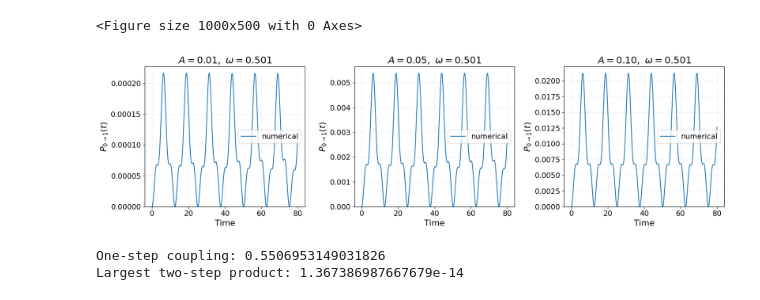
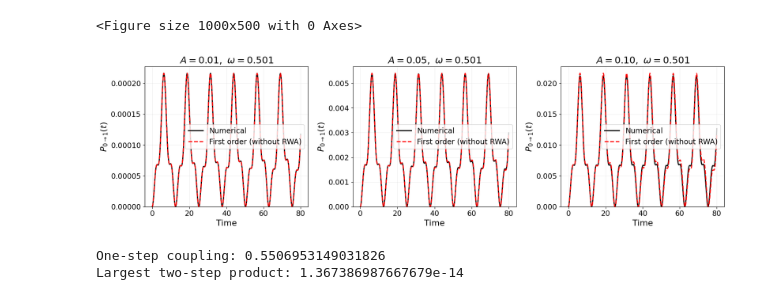
Before and after one commit to TO-PRARAMX/pc4230-project, a Jupyter notebook: example/05_two_photon_process.ipynb, the cells around one changed output. Drawn from its saved outputs; the diff is of its cells as text; code cells hidden in the pictures.

```diff
--- a/example/05_two_photon_process.ipynb
+++ b/example/05_two_photon_process.ipynb
@@ -41,40 +41,41 @@ M10 = np.exp(-0.25) / np.sqrt(2)
 # Time integrals for full first-order theory
 J_minus = np.expm1(1j * (1 - omega) * times) / (1j * (1 - omega))
 J_plus = np.expm1(1j * (1 + omega) * times) / (1j * (1 + omega))
-
 fig, axes = plt.subplots(1, 3, figsize=(17, 5))
 
 for ax, A in zip(axes, A_values):
     psi = phi0.copy()
     P_num = np.zeros(len(times))
 
     for i in range(1, len(times)):
         psi = ho.time_evolution(
             [times[i]],
             omega=omega,
             A=A,
             psi0=psi,
             t0=times[i - 1]
         )
         P_num[i] = np.abs(np.vdot(phi1, psi))**2
 
+    # First-order perturbation theory without RWA
     P_first = (A * M10 / 2)**2 * np.abs(J_minus + J_plus)**2
 
-    ax.plot(times, P_num, label="numerical")
-
+    ax.plot(times, P_num, "k-", linewidth=2, label="Numerical")
+    ax.plot(times, P_first, "r--", linewidth=2,
+            label="First order (without RWA)")
 
     ax.set_title(rf"$A={A:.2f},\ \omega={omega:.3f}$")
     ax.set_xlabel("Time")
     ax.set_ylabel(r"$P_{0\to1}(t)$")
     ax.set_ylim(bottom=0)
     ax.legend()
     ax.grid(alpha=0.2)
 
 plt.tight_layout()
 plt.show()
 # %% [output]
 <Figure size 1000x500 with 0 Axes>
-[figure, old version]
+[figure, new version]
 # %%
 # Matrix elements S[m,n] = <m|sin(x)|n>
 S = basis.conj().T @ (np.sin(ho.xi())[:, None] * basis)
```
Also changed, not shown: 1 other file.
